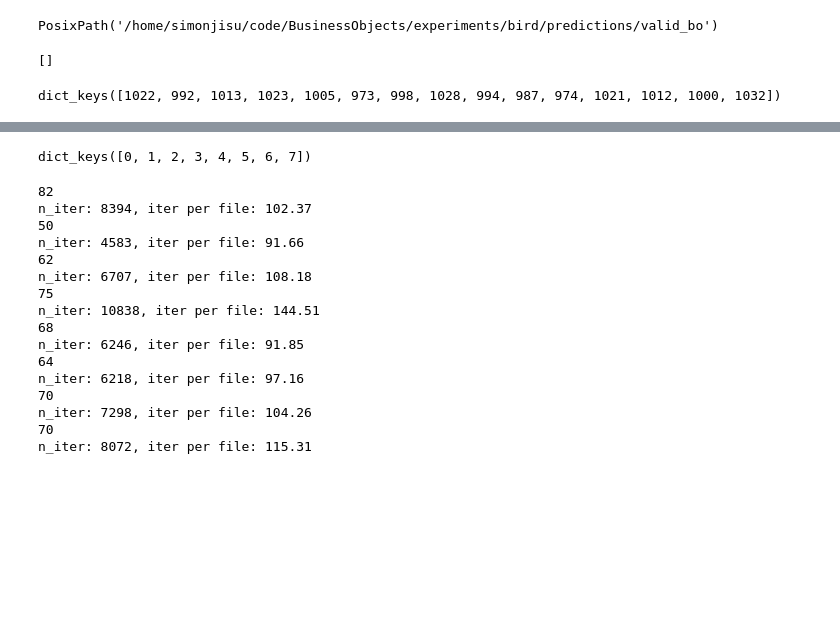
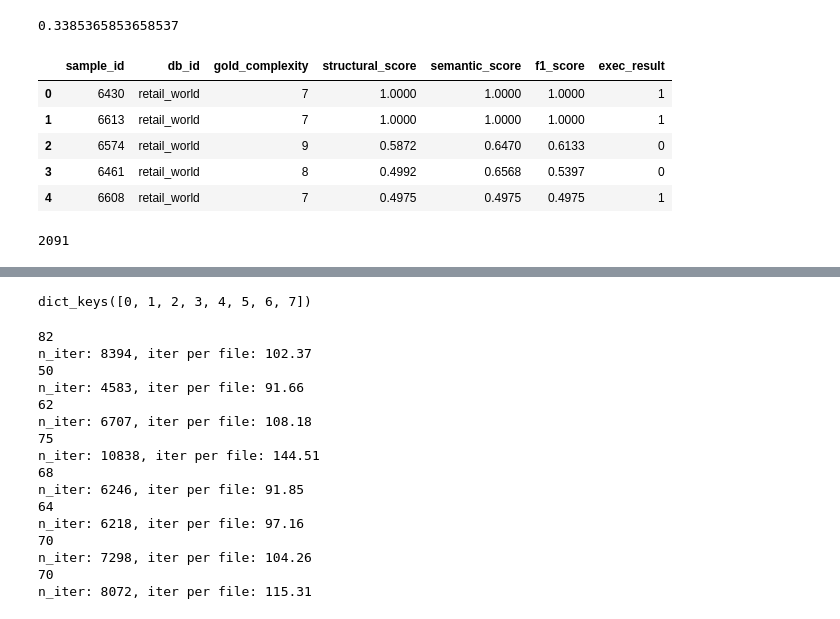
Before and after one commit to simonjisu/BusinessObjects, a Jupyter notebook: run_sql.ipynb, the cells around one changed output, grey strips where cells are left out. Saved outputs shown, nothing was run; the diff lists cells and outputs as text; code cells hidden in the pictures; blank space fills up the shorter version.

```diff
--- a/run_sql.ipynb
+++ b/run_sql.ipynb
@@ -116,7 +113,7 @@ test_samples = load_samples_spider_bird(proj_path / 'data' / 'bird_test.json')
 from run_bo_sql import Sampler
 # TODO: run spider 4567
 ds = 'bird'
-task = 'valid_bo'
+task = 'zero_shot'
 experiment_folder = proj_path / 'experiments' / ds
 prediction_path = experiment_folder / 'predictions' / task
 eval_path = experiment_folder / 'evals' / task
@@ -139,15 +136,18 @@ eval_path = experiment_folder / 'evals' / task
 #     break
 
 # save_path = prediction_path / f'final_{ds}_dev.jsonl'
-# %%
-prediction_path
-# %% [output]
-PosixPath('/home/simonjisu/code/BusinessObjects/experiments/bird/predictions/valid_bo')
-# %%
-list(prediction_path.glob(f'{ds}_dev_*.jsonl'))
-# %% [output]
-[]
-# %%
-pred_res['computer_student'].keys()
-# %% [output]
-dict_keys([1022, 992, 1013, 1023, 1005, 973, 998, 1028, 994, 987, 974, 1021, 1012, 1000, 1032])
+# %%
+df = pd.read_csv(eval_path / f'bird_dev.csv')
+df_score = df.loc[:, ['sample_id', 'db_id', 'exec_result']]
+df_score['exec_result'].sum() / len(df_score)
+# %% [output]
+0.3385365853658537
+# %%
+df.head()
+# %% [output]
+|  | sample_id | db_id | gold_complexity | structural_score | semantic_score | f1_score | exec_result |
+| 0 | 6430 | retail_world | 7 | 1.0000 | 1.0000 | 1.0000 | 1 |
+| 1 | 6613 | retail_world | 7 | 1.0000 | 1.0000 | 1.0000 | 1 |
+| 2 | 6574 | retail_world | 9 | 0.5872 | 0.6470 | 0.6133 | 0 |
+| 3 | 6461 | retail_world | 8 | 0.4992 | 0.6568 | 0.5397 | 0 |
+| 4 | 6608 | retail_world | 7 | 0.4975 | 0.4975 | 0.4975 | 1 |
@@ -153,0 +169,4 @@ dict_keys([1022, 992, 1013, 1023, 1005, 973, 998, 1028, 994, 987, 974, 1021, 101
+# %%
+len(dev_samples)
+# %% [output]
+2091
```
Also changed, not shown: parts of 16 cells of this notebook, 2 other files.
